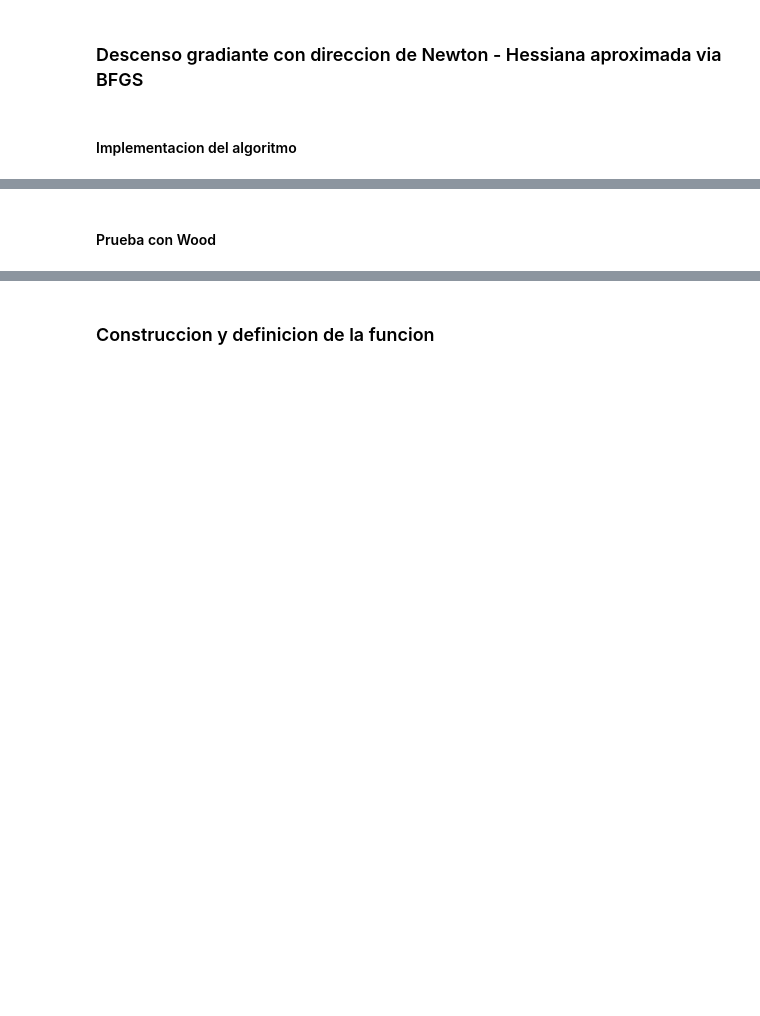
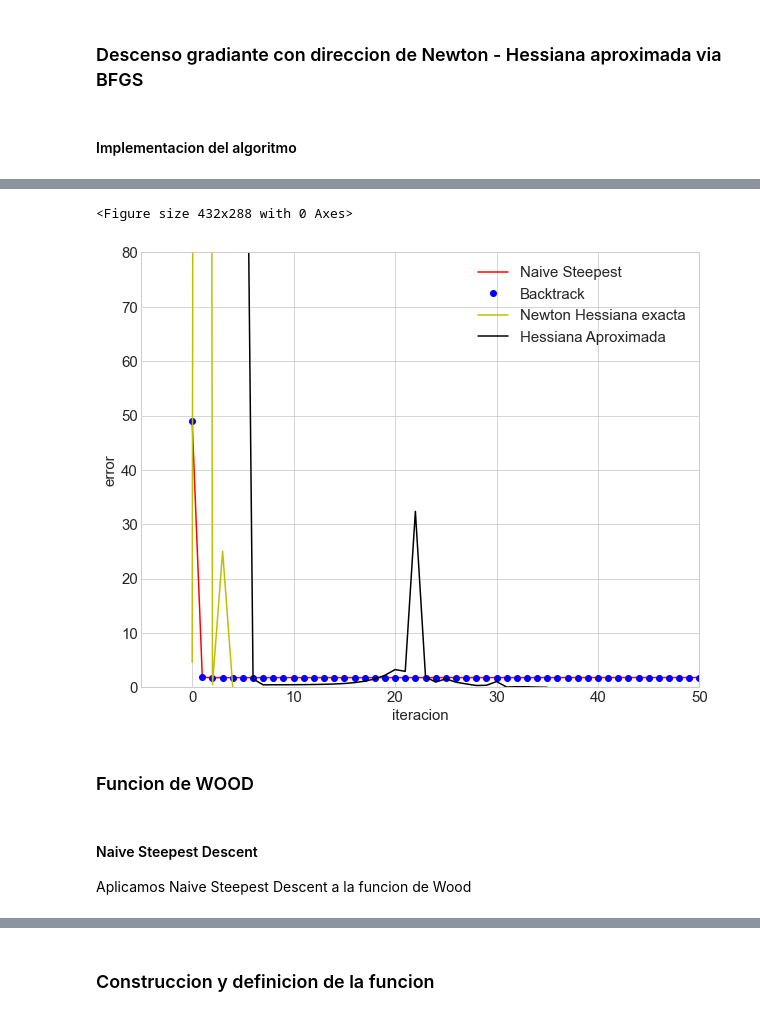
Before and after one commit to jlor31/MN2_Lista3, a Jupyter notebook: MN2 Lista 3.ipynb, the cells around one changed output, grey strips where cells are left out. Drawn from its saved outputs; the diff is of its cells as text; code cells hidden in the pictures; blank space fills up the shorter version.

```diff
--- a/MN2 Lista 3.ipynb
+++ b/MN2 Lista 3.ipynb
@@ -253,4 +955,29 @@ x, iters, converge
+# %%
+#Graficar la evolución de los errores de cada uno de los metodos sobre Rosenbrock 2D, esta vez nos enfocamos en los metodos 1,2, 4, 5
+plt.style.use('seaborn-whitegrid')
+
+fig = plt.figure()
+fig = plt.figure(figsize =(10, 8))
+
+ax = plt.axes()
+plt.ylim([0, 80])
+plt.xlim([-5, 50])
+
+plt.plot(range(len(errores_NSD)), errores_NSD, '-r', label = 'Naive Steepest')
+plt.plot(range(len(errores_Btrk)), errores_Btrk, 'ob', label = 'Backtrack')
+
+plt.plot(range(len(errores_hess)), errores_hess, 'y', label = 'Newton Hessiana exacta')
+plt.plot(range(len(errores_aprx)), errores_aprx, 'black', label = 'Hessiana Aproximada')
+
+leg = ax.legend()
+
+plt.ylabel('error')
+plt.xlabel('iteracion')
+plt.rcParams.update({'font.size': 15})
+# %% [output]
+<Figure size 432x288 with 0 Axes>
+[figure, added]
 # %% [markdown]
-#### Prueba con Wood
+### Funcion de WOOD
 # %%
 def Wood(x):  #Funcion de Wood
@@ -269,0 +1008,4 @@ def grad_Wood(x):  #Gradiente de la funcion de Wood
+# %% [markdown]
+#### Naive Steepest Descent
+
+Aplicamos Naive Steepest Descent a la funcion de Wood
```
Also changed, not shown: parts of 108 cells of this notebook.
